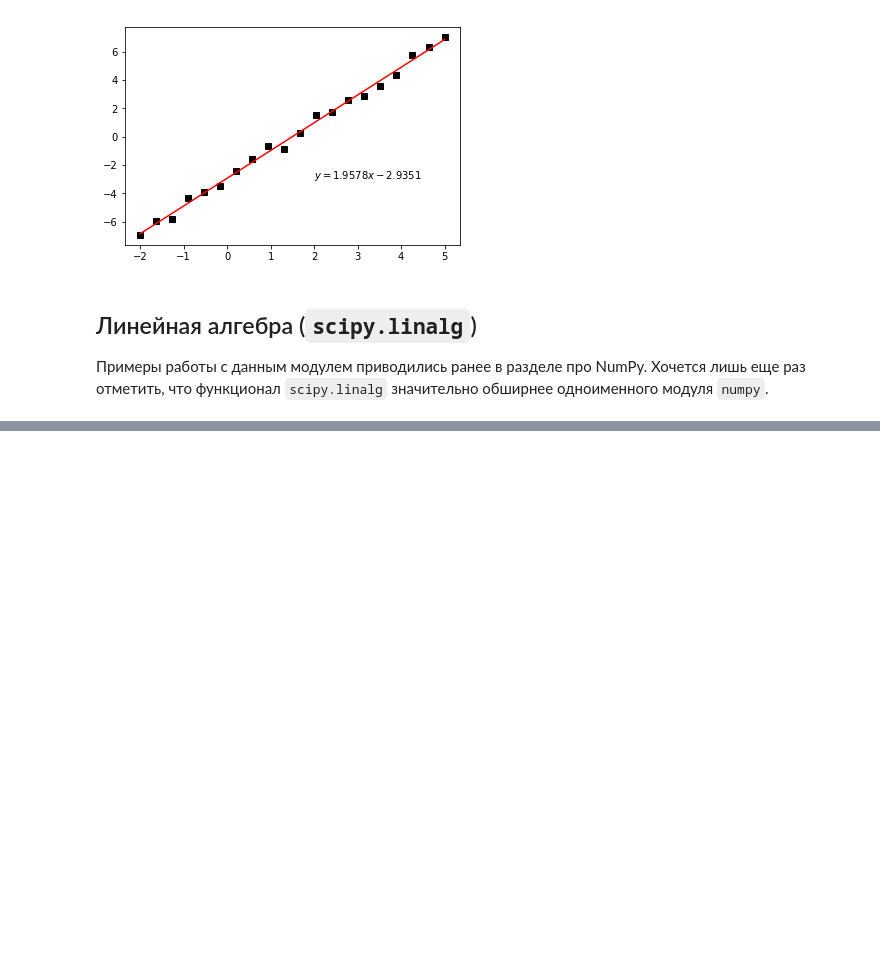
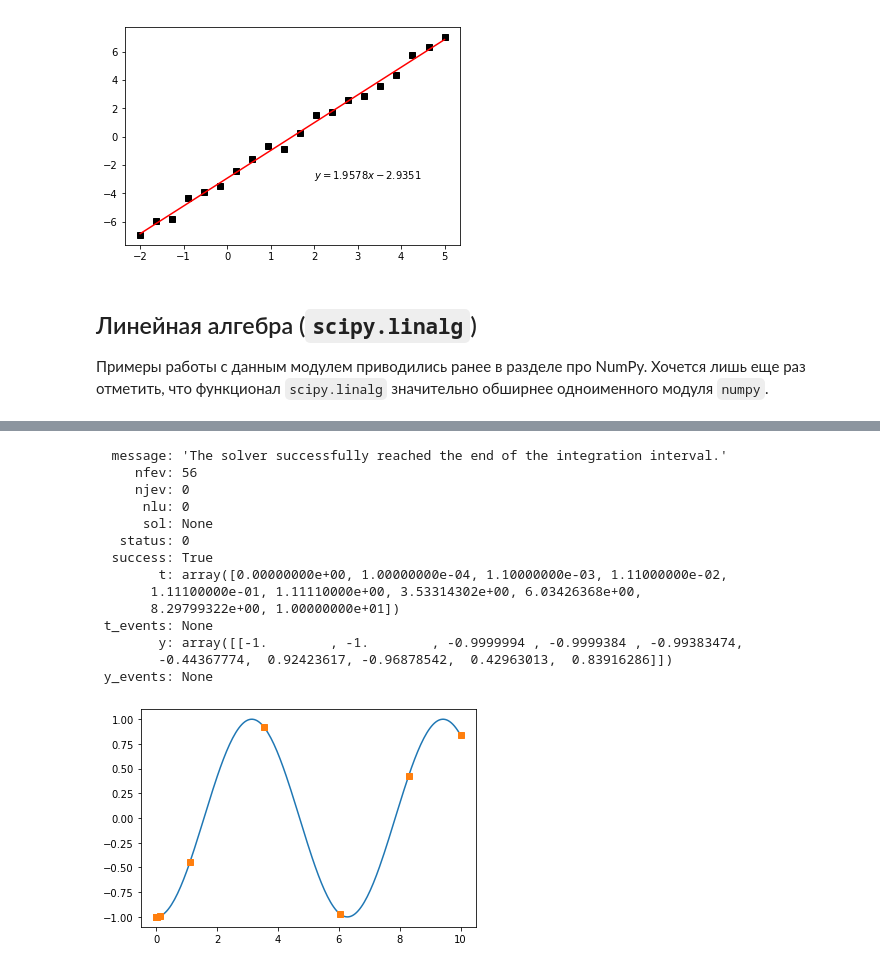
Before and after one commit to yamarus/PyForSci, a Jupyter notebook: source/lectures/theme8.ipynb, the cells around one changed output, grey strips where cells are left out. Drawn from its saved outputs; the diff is of its cells as text; code cells hidden in the pictures; blank space fills up the shorter version.

```diff
--- a/source/lectures/theme8.ipynb
+++ b/source/lectures/theme8.ipynb
@@ -63,0 +135,6 @@ LinregressResult(slope=1.9577740833558688, intercept=-2.9350803264444907, rvalue
+# %%
+x = np.linspace(0, np.pi, 5)
+y = np.sin(x)
+
+print('Метод трапеций: {}'.format(integrate.trapz(y, x=x)))
+print('Метод Симпсона: {}'.format(integrate.simps(y, x=x)))
@@ -63,0 +160,27 @@ LinregressResult(slope=1.9577740833558688, intercept=-2.9350803264444907, rvalue
+# %%
+def y(t, y):
+    return np.sin(t)
+res= integrate.solve_ivp(y,
+                          (0,10), #пределы интегрирования t_span
+                          [-1],)  # y0
+                          #t_eval=list(range(11)))  #точки которые хотим получить на выходе
+print(res)
+plt.plot(np.linspace(0,10,200),-np.cos(np.linspace(0,10,200)),  '-')
+plt.plot(res.t, res.y[0],  's')
+plt.show()
+# %% [output]
+  message: 'The solver successfully reached the end of the integration interval.'
+     nfev: 56
+     njev: 0
+      nlu: 0
+      sol: None
+   status: 0
+  success: True
+        t: array([0.00000000e+00, 1.00000000e-04, 1.10000000e-03, 1.11000000e-02,
+       1.11100000e-01, 1.11110000e+00, 3.53314302e+00, 6.03426368e+00,
+       8.29799322e+00, 1.00000000e+01])
+ t_events: None
+        y: array([[-1.        , -1.        , -0.9999994 , -0.9999384 , -0.99383474,
+        -0.44367774,  0.92423617, -0.96878542,  0.42963013,  0.83916286]])
+ y_events: None
+[figure, added]
```
Also changed, not shown: parts of 17 cells of this notebook, 4 other files.
